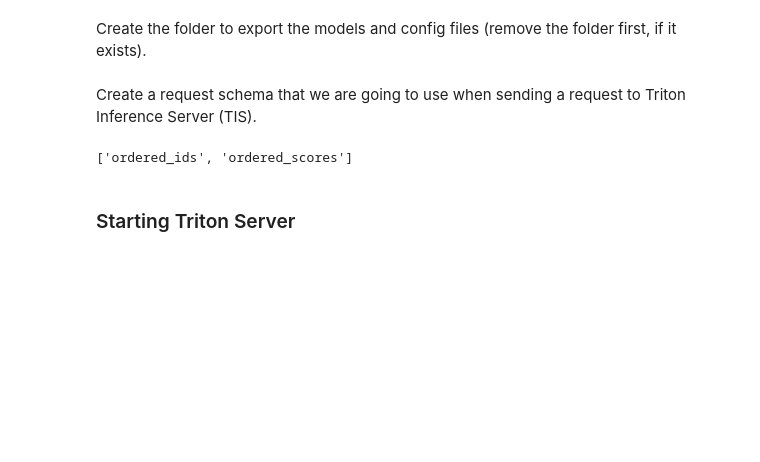
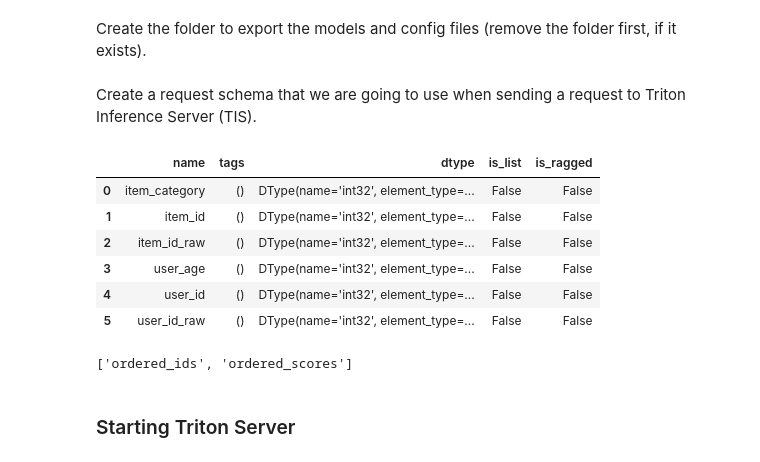
Before and after one commit to bbozkaya/systems, a Jupyter notebook: examples/multistage_milvus/02-Deploying-multi-stage-RecSys-with-Merlin-Systems-Milvus.ipynb, the cells around one changed output. Saved outputs shown, nothing was run; the diff lists cells and outputs as text; code cells hidden in the pictures; blank space fills up the shorter version.

```diff
--- a/examples/multistage_milvus/02-Deploying-multi-stage-RecSys-with-Merlin-Systems-Milvus.ipynb
+++ b/examples/multistage_milvus/02-Deploying-multi-stage-RecSys-with-Merlin-Systems-Milvus.ipynb
@@ -598,3 +600,13 @@ ensemble = Ensemble(ordering, request_schema)
+# %%
+PredictTensorflow(ranking_model_path).input_schema
+# %% [output]
+|  | name | tags | dtype | is_list | is_ragged |
+| 0 | item_category | () | DType(name='int32', element_type=... | False | False |
+| 1 | item_id | () | DType(name='int32', element_type=... | False | False |
+| 2 | item_id_raw | () | DType(name='int32', element_type=... | False | False |
+| 3 | user_age | () | DType(name='int32', element_type=... | False | False |
+| 4 | user_id | () | DType(name='int32', element_type=... | False | False |
+| 5 | user_id_raw | () | DType(name='int32', element_type=... | False | False |
 # %%
 ens_config, node_configs = ensemble.export(export_path)
 # %%
```
Also changed, not shown: parts of 13 cells of this notebook, 3 other files.
